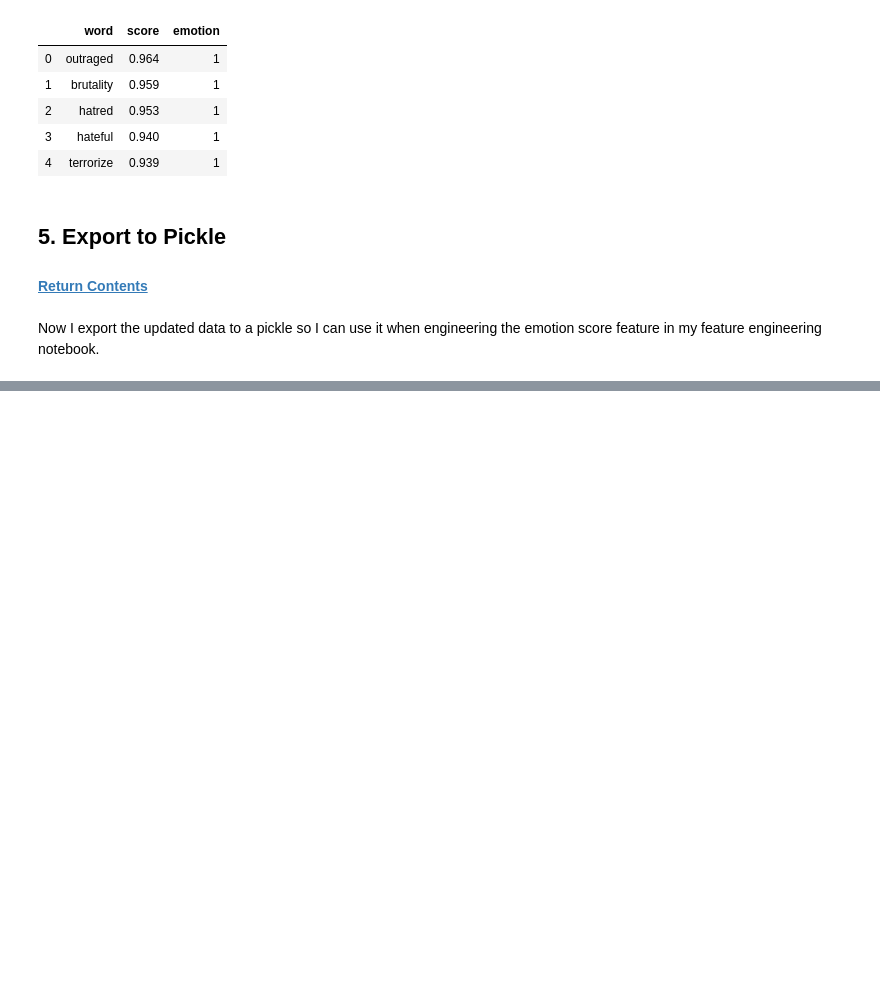
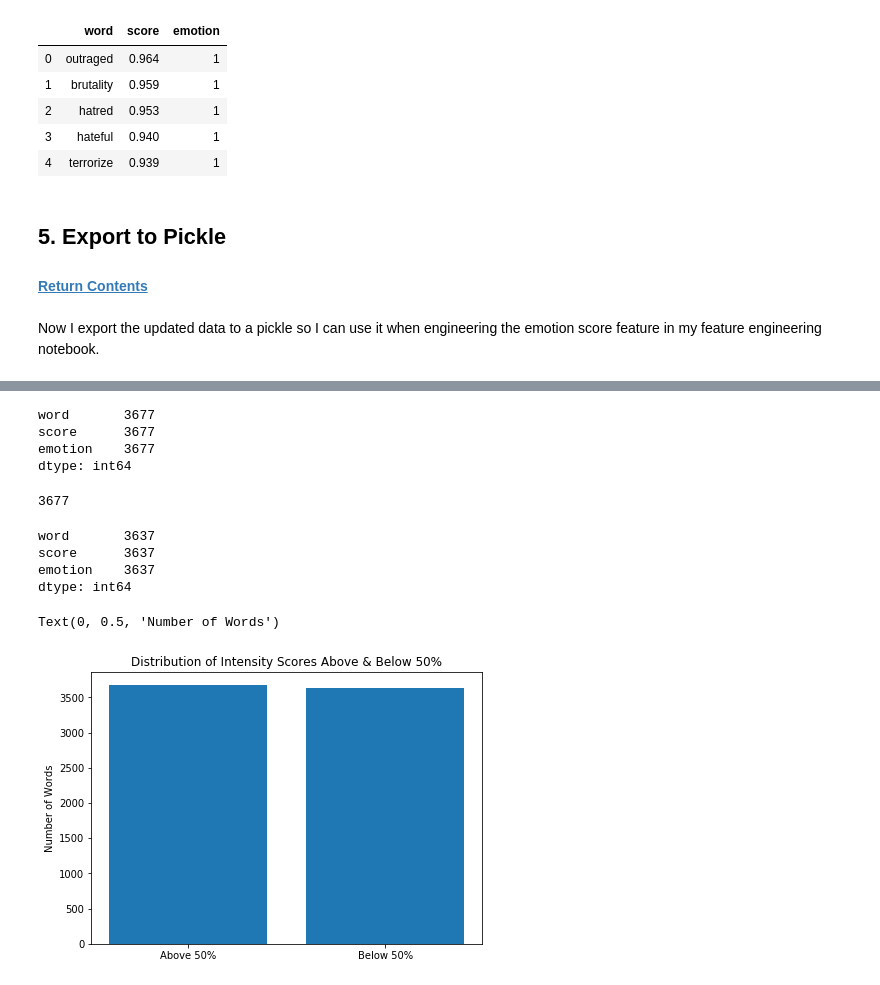
Before and after one commit to mfflavell/AEI_Artifical_Emotional_Intelligence, a Jupyter notebook: emotion_ai_cleaning_nrc_lexicon.ipynb, the cells around one changed output, grey strips where cells are left out. Cells and saved outputs as stored; diff of their text form; code cells hidden in the pictures; blank space fills up the shorter version.

```diff
--- a/emotion_ai_cleaning_nrc_lexicon.ipynb
+++ b/emotion_ai_cleaning_nrc_lexicon.ipynb
@@ -309,0 +376,31 @@ nrc_lex.to_pickle("data/nrc/eai_nrc_lex.pickle")
+# %%
+sc_above = nrc_lex[nrc_lex.score > .50].count()
+sc_above
+# %% [output]
+word       3677
+score      3677
+emotion    3677
+dtype: int64
+# %%
+sc_above[0]
+# %% [output]
+3677
+# %%
+sc_below = nrc_lex[nrc_lex.score < .50].count()
+sc_below
+# %% [output]
+word       3637
+score      3637
+emotion    3637
+dtype: int64
+# %%
+x = ['Above 50%', 'Below 50%']
+y = [sc_above[0], sc_below[0]]
+# %%
+plt.figure(figsize=(7,5))
+plt.bar(x, y, tick_label=('Above 50%', 'Below 50%'))
+plt.title('Distribution of Intensity Scores Above & Below 50%')
+plt.ylabel('Number of Words')
+# %% [output]
+Text(0, 0.5, 'Number of Words')
+[figure, added]
```
Also changed, not shown: parts of 14 cells of this notebook.
